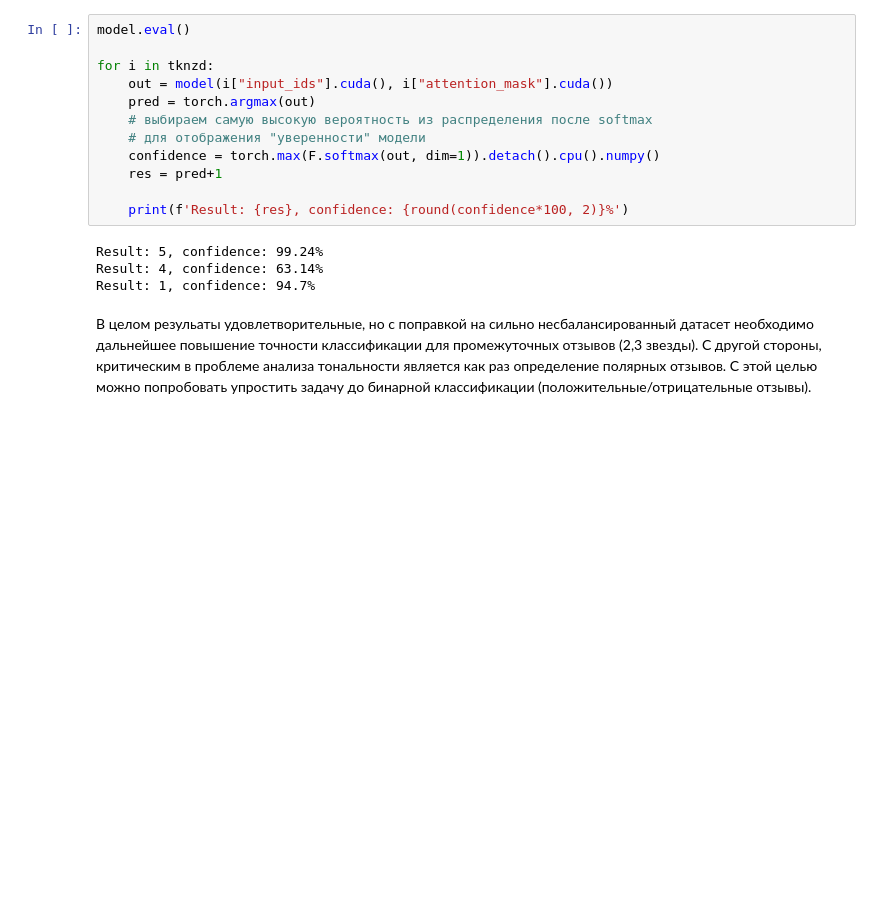
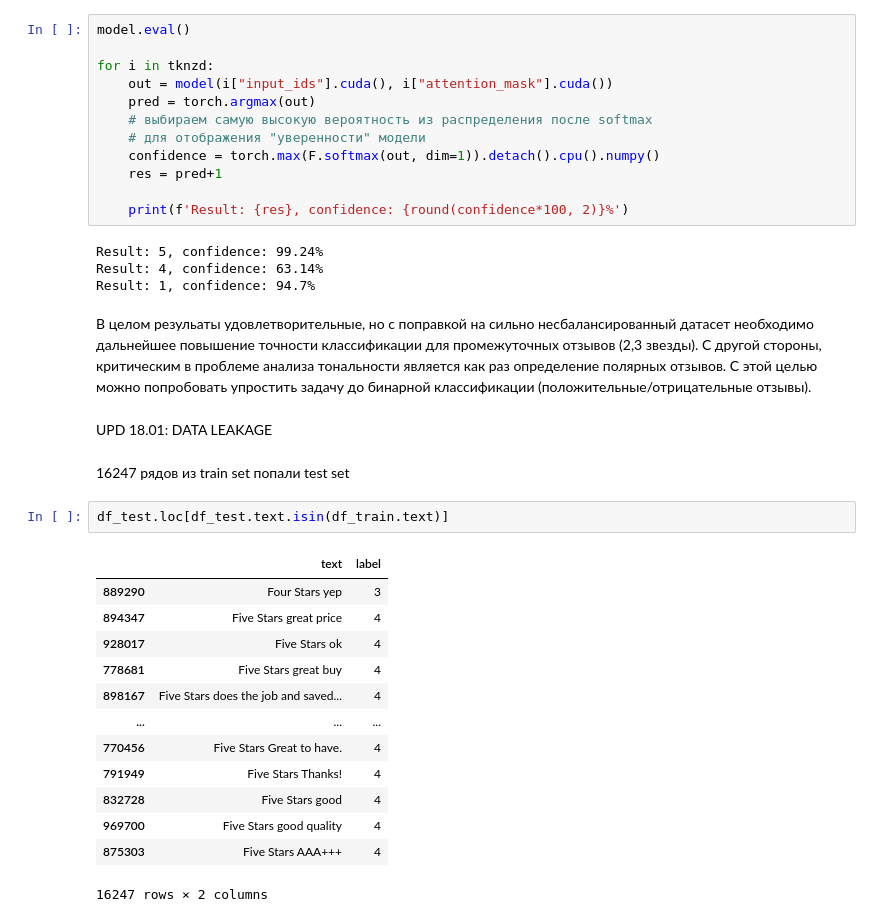
Before and after one commit to DenysYurchenko24/machine-learning, a Jupyter notebook: amazon_roberta.ipynb, the cells around one changed output. Drawn from its saved outputs; the diff is of its cells as text; blank space fills up the shorter version.

```diff
--- a/amazon_roberta.ipynb
+++ b/amazon_roberta.ipynb
@@ -899,3 +899,23 @@ Result: 4, confidence: 63.14%
 Result: 1, confidence: 94.7%
 # %% [markdown]
 В целом резульаты удовлетворительные, но с поправкой на сильно несбалансированный датасет необходимо дальнейшее повышение точности классификации для промежуточных отзывов (2,3 звезды). С другой стороны, критическим в проблеме анализа тональности является как раз определение полярных отзывов. С этой целью можно попробовать упростить задачу до бинарной классификации (положительные/отрицательные отзывы).
+# %% [markdown]
+UPD 18.01: DATA LEAKAGE
+# %% [markdown]
+16247 рядов из train set попали test set
+# %%
+df_test.loc[df_test.text.isin(df_train.text)]
+# %% [output]
+|  | text | label |
+| 889290 | Four Stars yep | 3 |
+| 894347 | Five Stars great price | 4 |
+| 928017 | Five Stars ok | 4 |
+| 778681 | Five Stars great buy | 4 |
+| 898167 | Five Stars does the job and saved... | 4 |
+| ... | ... | ... |
+| 770456 | Five Stars Great to have. | 4 |
+| 791949 | Five Stars Thanks! | 4 |
+| 832728 | Five Stars good | 4 |
+| 969700 | Five Stars good quality | 4 |
+| 875303 | Five Stars AAA+++ | 4 |
+16247 rows × 2 columns
```
Also changed, not shown: parts of 4 cells of this notebook.
